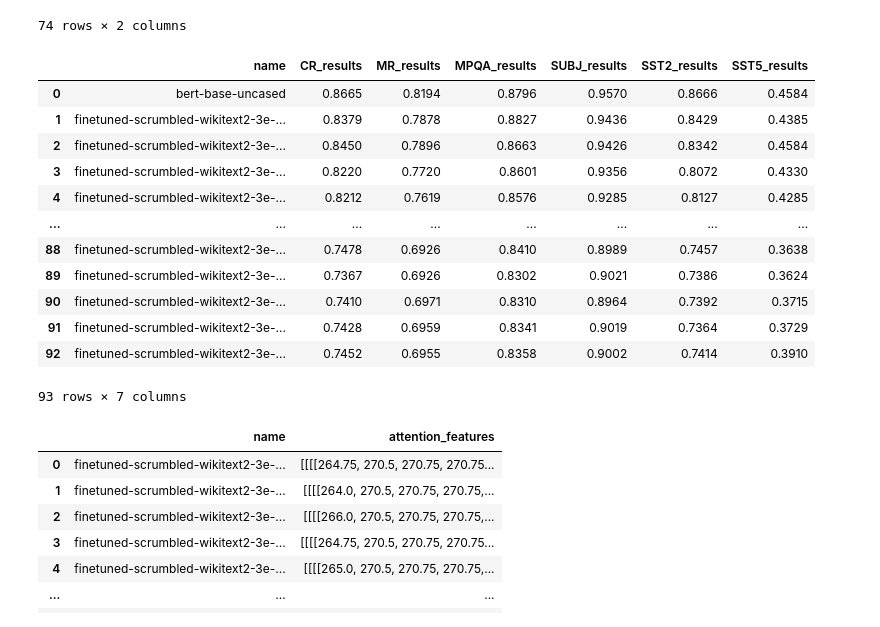
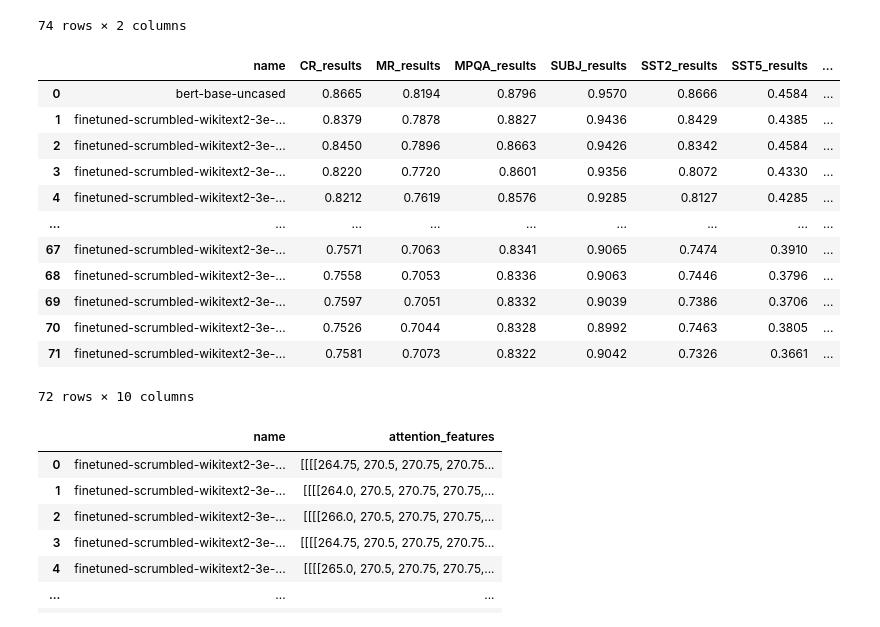
Before and after one commit to ShishckovA/FinetuniePerformancePrediction, a Jupyter notebook: src/final_regressor.ipynb, the cells around one changed output. Saved outputs shown, nothing was run; the diff lists cells and outputs as text; code cells hidden in the pictures.

```diff
--- a/src/final_regressor.ipynb
+++ b/src/final_regressor.ipynb
@@ -3,12 +3,10 @@ import sklearn
 import pandas as pd
 
 def rename_checkpoint(df: pd.DataFrame, column_name: str):
-    df["name"] = df["name"].str.replace("./", "", regex=False)
-    df["name"] = df["name"].str.replace("/", "-", regex=False)
-    df["name"] = df["name"].str.replace("_", "-", regex=False)
+    df[column_name] = df[column_name].str.replace("./", "", regex=False)
+    df[column_name] = df[column_name].str.replace("/", "-", regex=False)
+    df[column_name] = df[column_name].str.replace("_", "-", regex=False)
 
-
-finetune_from_scratch_result = 0.77912
 
 data_finetune = pd.read_csv("finetune_res.csv", sep="\t", header=None, names=["name", "finetune_result"])
 rename_checkpoint(data_finetune, "name")
@@ -30,33 +28,34 @@ data_finetune
 # %%
 from functools import partial
 import json
 
 
 def extract(name, data):
     data_dict = json.loads(data.replace("'", "\""))
     return data_dict[name]["acc"] / 100
 
 
-data_probing = pd.read_csv("probing_res.csv", sep="\t", header=None, names=["name", "probing_result"])
-for probing_ds in ["CR", "MR", "MPQA", "SUBJ", "SST2", "SST5"]:
+data_probing = pd.read_csv("probing_results.csv", sep="\t", header=None, names=["name", "probing_result"])
+for probing_ds in ['CR', 'MR', 'MPQA', 'SUBJ', 'SST2', 'SST5', 'Depth', 'Tense', 'Length']:
     data_probing[f"{probing_ds}_results"] = data_probing["probing_result"].map(partial(extract, probing_ds))
+
 data_probing.drop("probing_result", axis=1, inplace=True)
 rename_checkpoint(data_probing, "name")
 data_probing
 # %% [output]
-|  | name | CR_results | MR_results | MPQA_results | SUBJ_results | SST2_results | SST5_results |
-| 0 | bert-base-uncased | 0.8665 | 0.8194 | 0.8796 | 0.9570 | 0.8666 | 0.4584 |
-| 1 | finetuned-scrumbled-wikitext2-3e-... | 0.8379 | 0.7878 | 0.8827 | 0.9436 | 0.8429 | 0.4385 |
-| 2 | finetuned-scrumbled-wikitext2-3e-... | 0.8450 | 0.7896 | 0.8663 | 0.9426 | 0.8342 | 0.4584 |
-| 3 | finetuned-scrumbled-wikitext2-3e-... | 0.8220 | 0.7720 | 0.8601 | 0.9356 | 0.8072 | 0.4330 |
-| 4 | finetuned-scrumbled-wikitext2-3e-... | 0.8212 | 0.7619 | 0.8576 | 0.9285 | 0.8127 | 0.4285 |
-| ... | ... | ... | ... | ... | ... | ... | ... |
-| 88 | finetuned-scrumbled-wikitext2-3e-... | 0.7478 | 0.6926 | 0.8410 | 0.8989 | 0.7457 | 0.3638 |
-| 89 | finetuned-scrumbled-wikitext2-3e-... | 0.7367 | 0.6926 | 0.8302 | 0.9021 | 0.7386 | 0.3624 |
-| 90 | finetuned-scrumbled-wikitext2-3e-... | 0.7410 | 0.6971 | 0.8310 | 0.8964 | 0.7392 | 0.3715 |
-| 91 | finetuned-scrumbled-wikitext2-3e-... | 0.7428 | 0.6959 | 0.8341 | 0.9019 | 0.7364 | 0.3729 |
-| 92 | finetuned-scrumbled-wikitext2-3e-... | 0.7452 | 0.6955 | 0.8358 | 0.9002 | 0.7414 | 0.3910 |
+|  | name | CR_results | MR_results | MPQA_results | SUBJ_results | SST2_results | SST5_results | ... |
+| 0 | bert-base-uncased | 0.8665 | 0.8194 | 0.8796 | 0.9570 | 0.8666 | 0.4584 | ... |
+| 1 | finetuned-scrumbled-wikitext2-3e-... | 0.8379 | 0.7878 | 0.8827 | 0.9436 | 0.8429 | 0.4385 | ... |
+| 2 | finetuned-scrumbled-wikitext2-3e-... | 0.8450 | 0.7896 | 0.8663 | 0.9426 | 0.8342 | 0.4584 | ... |
+| 3 | finetuned-scrumbled-wikitext2-3e-... | 0.8220 | 0.7720 | 0.8601 | 0.9356 | 0.8072 | 0.4330 | ... |
+| 4 | finetuned-scrumbled-wikitext2-3e-... | 0.8212 | 0.7619 | 0.8576 | 0.9285 | 0.8127 | 0.4285 | ... |
+| ... | ... | ... | ... | ... | ... | ... | ... | ... |
+| 67 | finetuned-scrumbled-wikitext2-3e-... | 0.7571 | 0.7063 | 0.8341 | 0.9065 | 0.7474 | 0.3910 | ... |
+| 68 | finetuned-scrumbled-wikitext2-3e-... | 0.7558 | 0.7053 | 0.8336 | 0.9063 | 0.7446 | 0.3796 | ... |
+| 69 | finetuned-scrumbled-wikitext2-3e-... | 0.7597 | 0.7051 | 0.8332 | 0.9039 | 0.7386 | 0.3706 | ... |
+| 70 | finetuned-scrumbled-wikitext2-3e-... | 0.7526 | 0.7044 | 0.8328 | 0.8992 | 0.7463 | 0.3805 | ... |
+| 71 | finetuned-scrumbled-wikitext2-3e-... | 0.7581 | 0.7073 | 0.8322 | 0.9042 | 0.7326 | 0.3661 | ... |
-93 rows × 7 columns
+72 rows × 10 columns
 # %%
 import os
 import pickle
```
Also changed, not shown: parts of 9 cells of this notebook, 3 other files.
